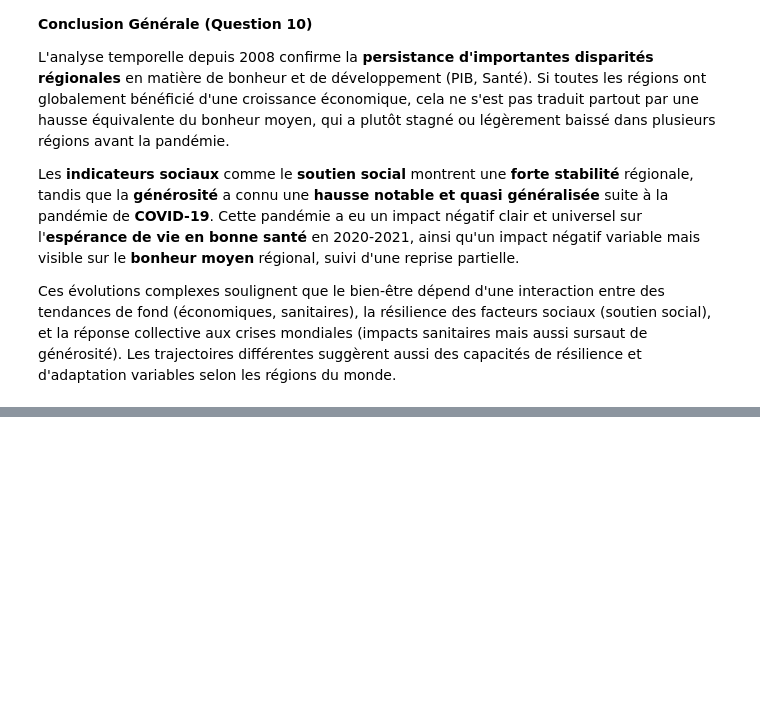
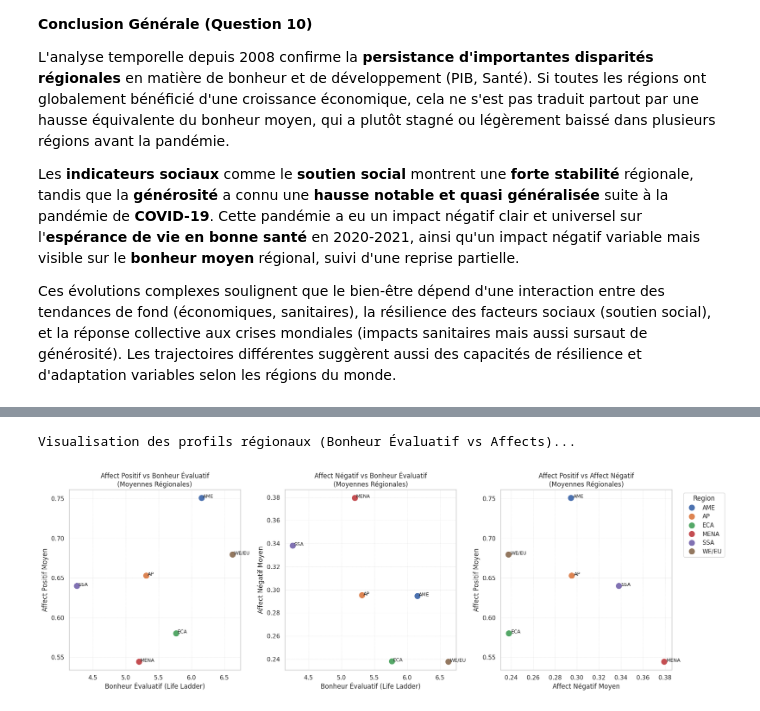
Before and after one commit to Rayane0001/world-happiness-analysis, a Jupyter notebook: analyse_rayane.ipynb, the cells around one changed output, grey strips where cells are left out. Cells and saved outputs as stored; diff of their text form; code cells hidden in the pictures; blank space fills up the shorter version.

```diff
--- a/analyse_rayane.ipynb
+++ b/analyse_rayane.ipynb
@@ -1348,0 +1409,53 @@ Ces évolutions complexes soulignent que le bien-être dépend d'une interaction
+# %%
+# --- Visualisation Comparée : Life Ladder vs Affects par Région ---
+
+if q11_data_ready and q11_regional_means is not None:
+
+    print("\nVisualisation des profils régionaux (Bonheur Évaluatif vs Affects)...")
+
+    plt.figure(figsize=(18, 6)) # Taille pour 3 graphiques côte à côte
+
+    # Graphique 1 : Affect Positif vs Life Ladder
+    plt.subplot(1, 3, 1)
+    sns.scatterplot(data=q11_regional_means, x='Life Ladder', y='Positive affect', hue='Region', s=150, legend=False)
+    # Ajouter les labels des régions
+    for i, row in q11_regional_means.iterrows():
+        plt.text(row['Life Ladder'] + 0.02, row['Positive affect'], row['Region'], fontsize=9)
+    plt.title('Affect Positif vs Bonheur Évaluatif\n(Moyennes Régionales)')
+    plt.xlabel('Bonheur Évaluatif (Life Ladder)')
+    plt.ylabel('Affect Positif Moyen')
+    plt.grid(True, linestyle=':', linewidth=0.5)
+
+    # Graphique 2 : Affect Négatif vs Life Ladder
+    plt.subplot(1, 3, 2)
+    sns.scatterplot(data=q11_regional_means, x='Life Ladder', y='Negative affect', hue='Region', s=150, legend=False)
+    # Ajouter les labels des régions
+    for i, row in q11_regional_means.iterrows():
+        plt.text(row['Life Ladder'] + 0.02, row['Negative affect'], row['Region'], fontsize=9)
+    plt.title('Affect Négatif vs Bonheur Évaluatif\n(Moyennes Régionales)')
+    plt.xlabel('Bonheur Évaluatif (Life Ladder)')
+    plt.ylabel('Affect Négatif Moyen')
+    plt.grid(True, linestyle=':', linewidth=0.5)
+
+    # Graphique 3 : Affect Positif vs Affect Négatif
+    plt.subplot(1, 3, 3)
+    scatter_affect = sns.scatterplot(data=q11_regional_means, x='Negative affect', y='Positive affect', hue='Region', s=150, legend='brief')
+    # Ajouter les labels des régions
+    for i, row in q11_regional_means.iterrows():
+        plt.text(row['Negative affect'] + 0.002, row['Positive affect'], row['Region'], fontsize=9)
+    plt.title('Affect Positif vs Affect Négatif\n(Moyennes Régionales)')
+    plt.xlabel('Affect Négatif Moyen')
+    plt.ylabel('Affect Positif Moyen')
+    plt.grid(True, linestyle=':', linewidth=0.5)
+    # Placer la légende à l'extérieur
+    plt.legend(title='Region', bbox_to_anchor=(1.05, 1), loc='upper left')
+
+
+    plt.tight_layout()
+    plt.show()
+
+else:
+    print("Les données nécessaires ('q11_regional_means') ne sont pas disponibles. Visualisation Q11 annulée.")
+# %% [output]
+Visualisation des profils régionaux (Bonheur Évaluatif vs Affects)...
+[figure, added]
```
Also changed, not shown: parts of 14 cells of this notebook.
